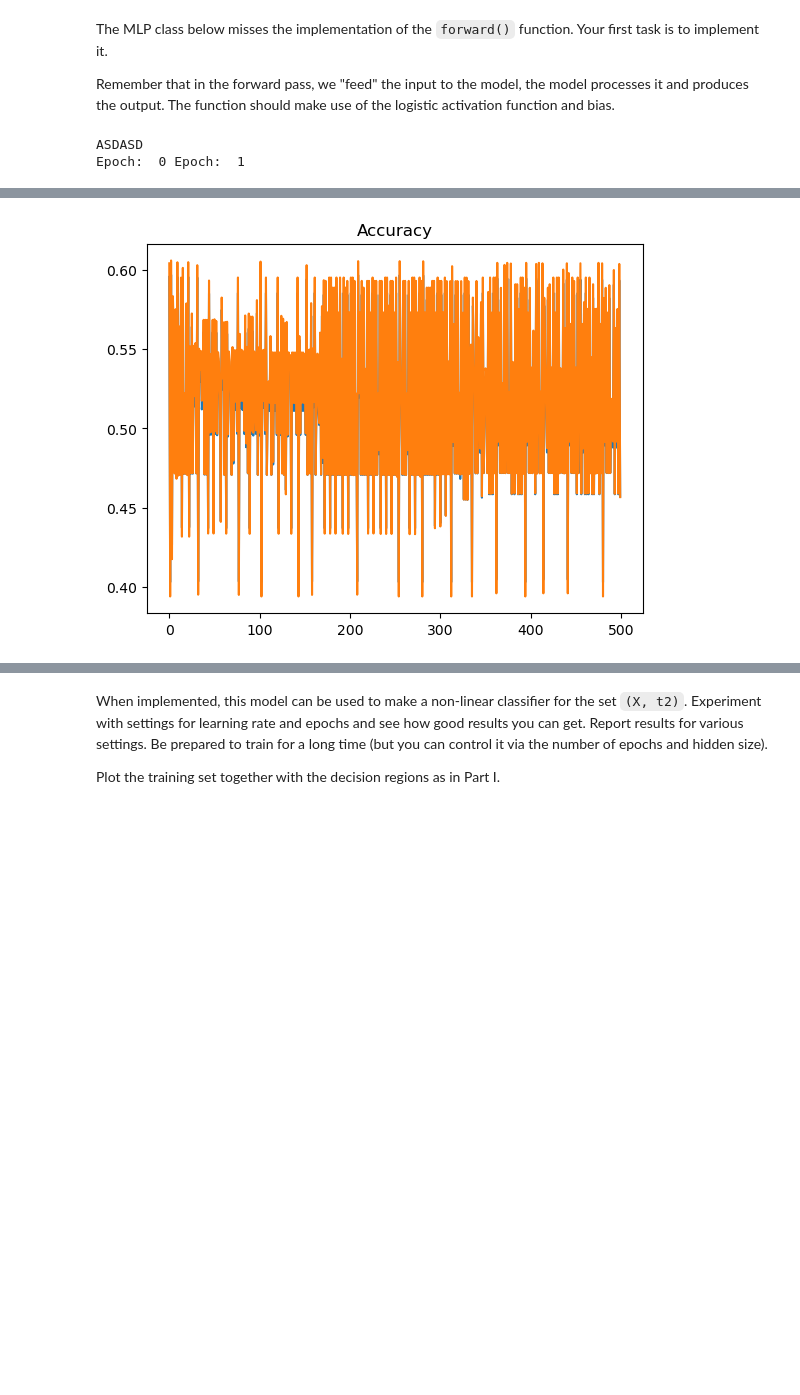
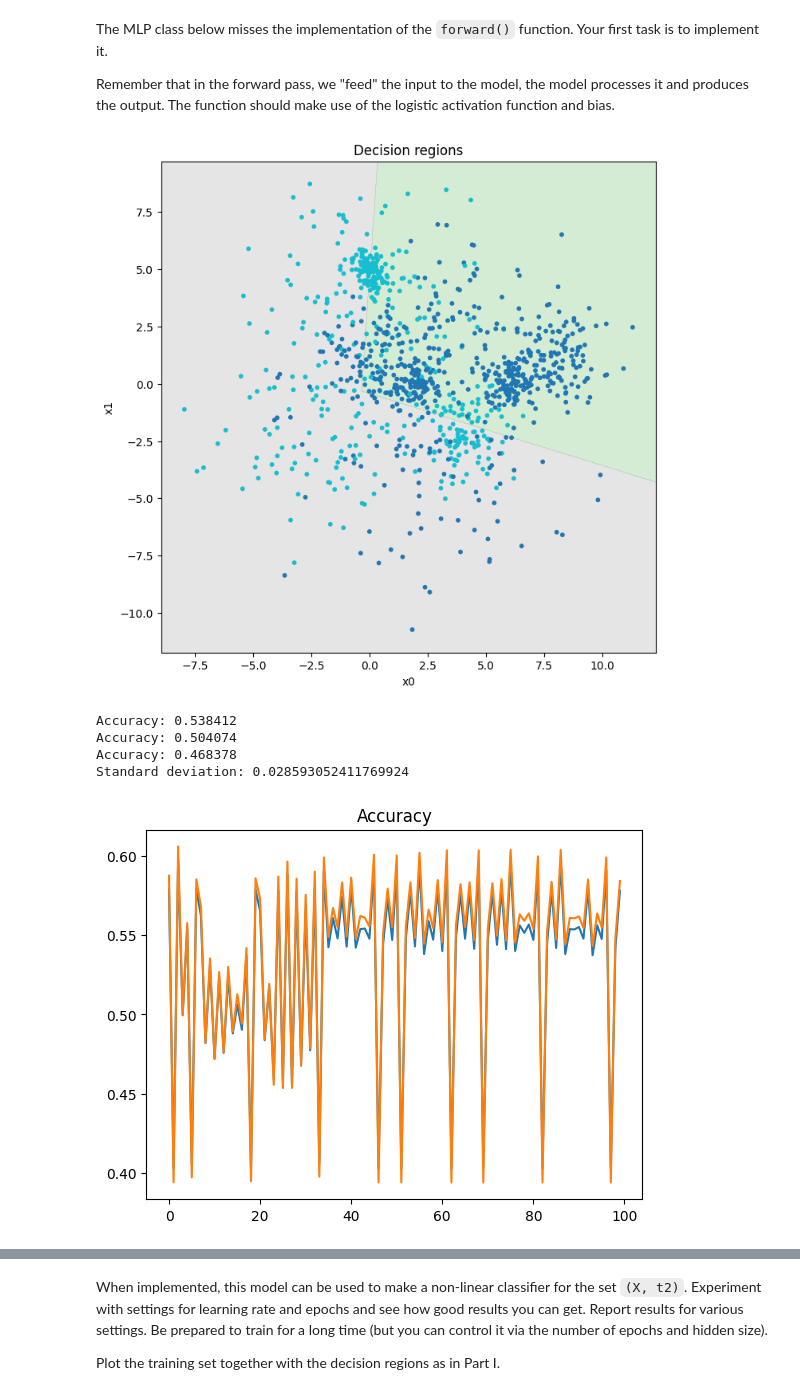
Before and after one commit to mariusfredrichsen/uio, a Jupyter notebook: IN3050/assignment2/in3050_in4050_2025_assignment_2.ipynb, the cells around one changed output, grey strips where cells are left out. Saved outputs shown, nothing was run; the diff lists cells and outputs as text; code cells hidden in the pictures; blank space fills up the shorter version.

```diff
--- a/IN3050/assignment2/in3050_in4050_2025_assignment_2.ipynb
+++ b/IN3050/assignment2/in3050_in4050_2025_assignment_2.ipynb
@@ -580,6 +580,9 @@ def logistic(x):
 def logistic_diff(y):
     return y * (1 - y)
 # %%
+from time import time
+
+
 class MLPBinaryLinRegClass(NumpyClassifier):
     """A multi-layer neural network with one hidden layer"""
 
@@ -637,16 +640,22 @@ class MLPBinaryLinRegClass(NumpyClassifier):
             self.dim_hidden+1,
             dim_out) * 2 - 1)/np.sqrt(self.dim_hidden)
         X_train_bias = add_bias(X_train, self.bias)
+        if len(X_val) and self.bias:
+            X_val_bias = add_bias(X_val, self.bias)
 
         for e in range(epochs):
-            print("Epoch: ", e, end=" ")
+            # print("Epoch: ", e, end=" ")
             # One epoch
             # The forward step:
             hidden_outs, outputs = self.forward(X_train_bias)
+            _, outputs_val = self.forward(X_val_bias)
+
             # The delta term on the output node:
             out_deltas = (outputs - T_train)
+
             # The delta terms at the output of the hidden layer:
             hiddenout_diffs = out_deltas @ self.weights2.T
+
             # The deltas at the input to the hidden layer:
             hiddenact_deltas = (hiddenout_diffs[:, 1:] *
                                 self.activ_diff(hidden_outs[:, 1:]))
@@ -655,8 +664,9 @@ class MLPBinaryLinRegClass(NumpyClassifier):
             self.weights2 -= self.lr * hidden_outs.T @ out_deltas
             self.weights1 -= self.lr * X_train_bias.T @ hiddenact_deltas
 
+
             # Use X_train, without bias
-            loss = self.binary_cross_entropy(X_train, T_train)
+            loss = self.binary_cross_entropy(outputs, T_train)
             self.losses.append(loss)
             #print("Training Loss:", loss, end=" ")
 
@@ -665,7 +675,7 @@ class MLPBinaryLinRegClass(NumpyClassifier):
             #print("Training Accuracy: ", acc, end=" ")
 
             if len(X_val) and len(t_val):
-                loss = self.binary_cross_entropy(X_val, T_val)
+                loss = self.binary_cross_entropy(outputs_val, T_val)
                 self.losses_val.append(loss)
                 #print("Validation Loss:", loss, end=" ")
 
@@ -698,59 +708,74 @@ class MLPBinaryLinRegClass(NumpyClassifier):
 
         return self.forward(X)[1][0:, 0]
 
-    def binary_cross_entropy(self, X, t):
-        Y = self.predict_probabilities(X)
-
+    def binary_cross_entropy(self, Y, t):
         P = -np.mean(t * np.log(Y) + (1 - t) * np.log(1 - Y))
         return P
 # %%
-dim_hidden = 20
 
+
+lr = 0.1
+epochs = 100
+tol = 0.0001
+n_epochs_no_update = 2
+dim_hidden = 5
+
+# best_accuracy = 0
+# best_mln = None
+# for lr in [0.1, 0.01, 0.001, 0.0001]:
+#     for epochs in [100, 250, 500, 1000]:
+#         for tol in [0.001, 0.0001, 0.00001]:
+#             for n_epochs_no_update in [2, 5, 10]:
+#                 for dim_hidden in [5, 10, 15]:
+#                     mln = MLPBinaryLinRegClass(dim_hidden = dim_hidden)
+
+#                     epochs_break, accuracies, losses, accuracies_val, losses_val = mln.fit(X_train, t2_train, lr=lr, epochs=epochs, X_val=X_val, t_val = t2_val, tol = tol, n_epochs_no_update = n_epochs_no_update)
+#                     pred = mln.predict(X_val)
+#                     acc = accuracy(pred, t2_val.reshape(-1,1))
+#                     if acc > best_accuracy:
+#                         best_accuracy = acc
+#                         best_mln = mln
+#                         print("Accuracy:", acc)
+#                         print("NEW MAX")
+#                         print(f"lr: {lr}, epochs: {epochs}, tol: {tol}, n_epochs_no_update: {n_epochs_no_update}, dim_hidden: {dim_hidden}")
 mln = MLPBinaryLinRegClass(dim_hidden = dim_hidden)
+epochs_break, accuracies, losses, accuracies_val, losses_val = mln.fit(X_train, t2_train, lr=lr, epochs=epochs, X_val=X_val, t_val = t2_val, tol = tol, n_epochs_no_update = n_epochs_no_update)
 
-lr = 1.5
-epochs = 500
-tol = 0.001
-n_epochs_no_update = 2
-
-print("ASDASD")
-
-epochs_break, accuracies, losses, accuracies_val, losses_val = mln.fit(X_train, t2_train, lr=lr, epochs=epochs, X_val=X_val, t_val = t2_val, tol = tol, n_epochs_no_update = n_epochs_no_update)
-print("ASDASD")
-pred = mln.predict(X_val)
-acc = accuracy(pred, t2_val.reshape(-1,1))
-print("Accuracy:", acc)
-# plot_decision_regions(X_train, t2_train, mln)
+plot_decision_regions(X_val, t2_val, mln)
 
 mln = MLPBinaryLinRegClass()
 epochs_break, accuracies, losses, accuracies_val, losses_val = mln.fit(X_val, t2_val, lr=lr, epochs=epochs, X_val=X_train, t_val = t2_train, tol = tol, n_epochs_no_update = n_epochs_no_update)
 # plot_decision_regions(X_val, t2_val, mln)
 
 epochs_break += 1
 f1 = plt.figure()
 # plt.ylim([0.6,0.9])
 plt.title("Accuracy")
 plt.plot(np.array(range(min(epochs_break, epochs))), accuracies, label = "Training data")
 if len(X_val) and len(t2_val):
     plt.plot(np.array(range(min(epochs_break, epochs))), accuracies_val, label = "Validation data")
 
 f2 = plt.figure()
 # plt.ylim([0.4,0.8])
 plt.title("Loss")
 plt.plot(np.array(range(min(epochs_break, epochs))), losses, label = "Training data")
 if len(X_val) and len(t2_val):
     plt.plot(np.array(range(min(epochs_break, epochs))), losses_val, label = "Validation data")
 
 accs = []
 for _ in range(3):
-    mln = MLPBinaryLinRegClass(dim_hidden = dim_hidden)
-    mln.fit(X_train, t2_train, lr=lr, epochs=epochs, X_val=X_val, t_val = t2_val, tol = tol, n_epochs_no_update = n_epochs_no_update)
+    mln = MLPBinaryLinRegClass(dim_hidden=dim_hidden)
+    mln.fit(X_train, t2_train, lr=lr, epochs=epochs, X_val=X_val, t_val=t2_val, tol=tol, n_epochs_no_update=n_epochs_no_update)
     pred = mln.predict(X_val)
-    acc = accuracy(pred, t2_val.reshape(-1,1))
-    accs.append(accs)
+    acc = accuracy(pred, t2_val.reshape(-1, 1))
+    accs.append(acc)
     print("Accuracy:", acc)
 
-# print("Standard deviation: ", np.std(accs))
+print("Standard deviation:", np.std(accs))
 # %% [output]
+[figure, new version]
-ASDASD
-Epoch:  0 Epoch:  1
+Accuracy: 0.538412
+Accuracy: 0.504074
+Accuracy: 0.468378
+Standard deviation: 0.028593052411769924
+[figure, new version]
@@ -762 +783,0 @@ Epoch:  0 Epoch:  1 Epoch:  2 Epoch:  3 Epoch:  4 Epoch:  5 Epoch:  6 Epoch:  7
-[figure, old version]
```
Also changed, not shown: parts of 8 cells of this notebook, 16 other files.
